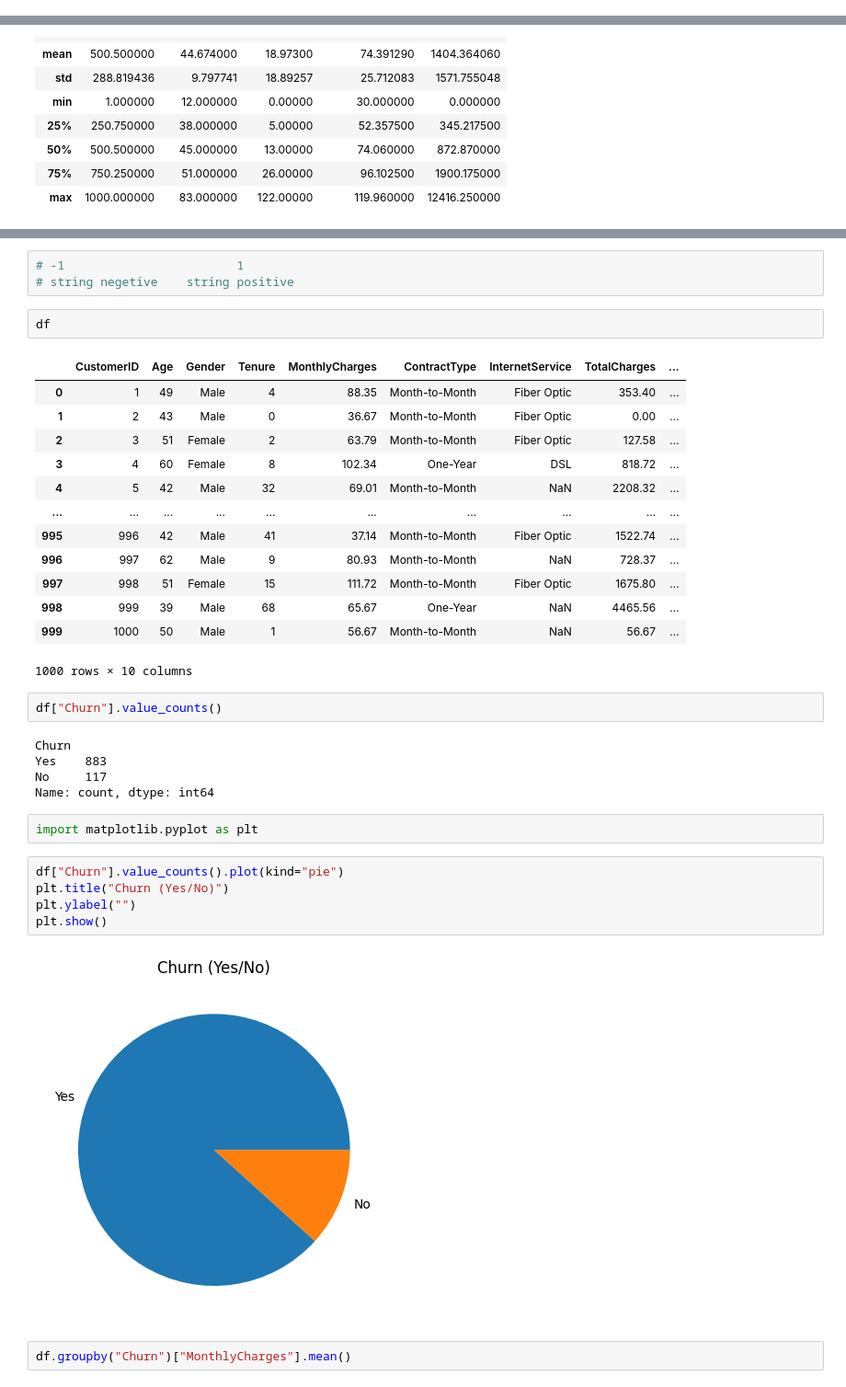
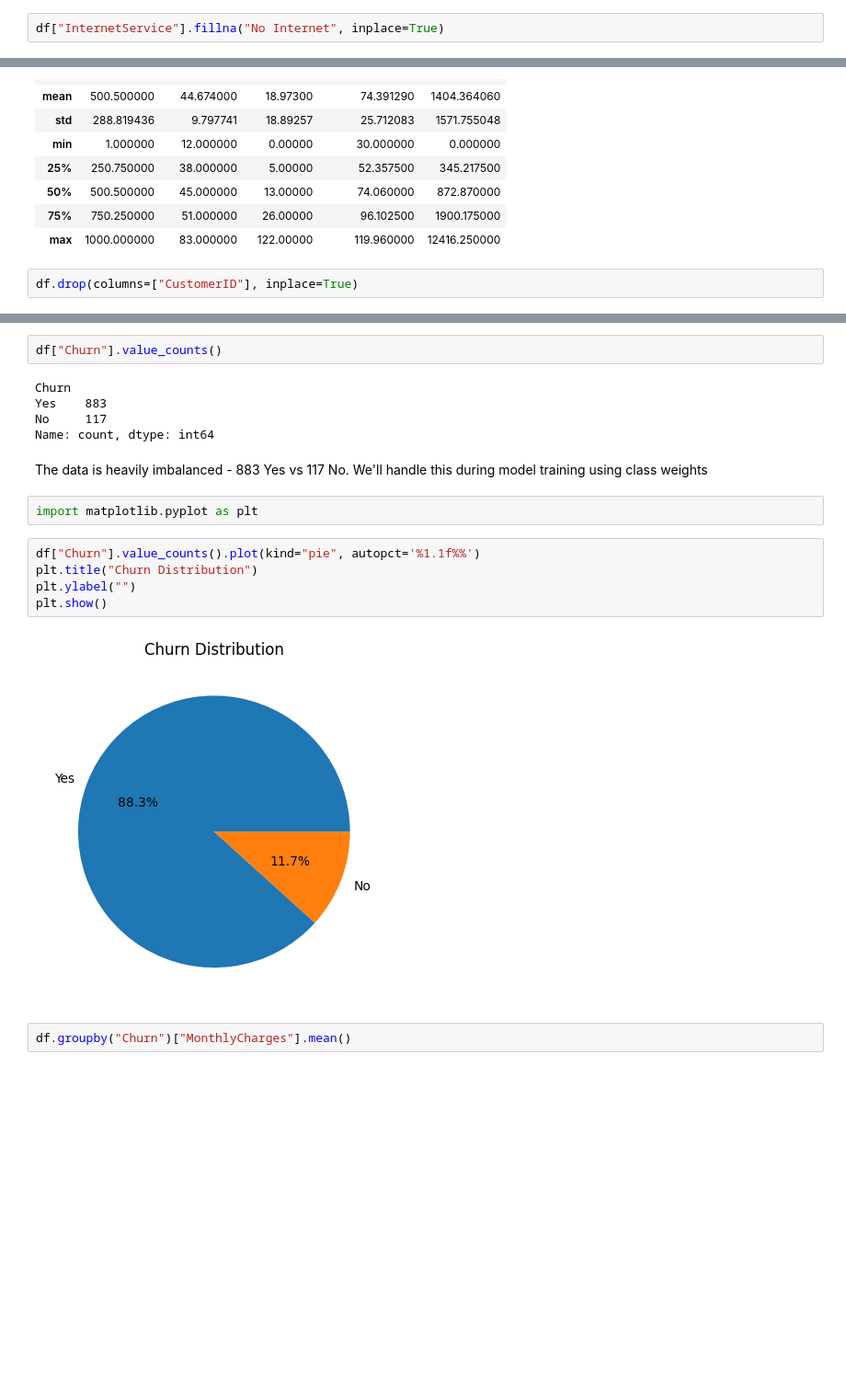
Before and after one commit to rachiittt/player-churn-AI, a Jupyter notebook: notebook.ipynb, the cells around one changed output, grey strips where cells are left out. Shown at 92% size. Cells and saved outputs as stored; diff of their text form; blank space fills up the shorter version.

Commit message:
cleaned data and improved model accuracy

```diff
--- a/notebook.ipynb
+++ b/notebook.ipynb
@@ -54,0 +65,2 @@ Name: InternetService, Length: 1000, dtype: object
+# %%
+df["InternetService"].fillna("No Internet", inplace=True)
@@ -64,3 +101,5 @@ df.describe()
 | 50% | 500.500000 | 45.000000 | 13.00000 | 74.060000 | 872.870000 |
 | 75% | 750.250000 | 51.000000 | 26.00000 | 96.102500 | 1900.175000 |
 | max | 1000.000000 | 83.000000 | 122.00000 | 119.960000 | 12416.250000 |
+# %%
+df.drop(columns=["CustomerID"], inplace=True)
@@ -78,22 +117,3 @@ numeric_column_data.corr()
-# %%
-# -1                        1
-# string negetive    string positive
-# %%
-df
-# %% [output]
-|  | CustomerID | Age | Gender | Tenure | MonthlyCharges | ContractType | InternetService | TotalCharges | ... |
-| 0 | 1 | 49 | Male | 4 | 88.35 | Month-to-Month | Fiber Optic | 353.40 | ... |
-| 1 | 2 | 43 | Male | 0 | 36.67 | Month-to-Month | Fiber Optic | 0.00 | ... |
-| 2 | 3 | 51 | Female | 2 | 63.79 | Month-to-Month | Fiber Optic | 127.58 | ... |
-| 3 | 4 | 60 | Female | 8 | 102.34 | One-Year | DSL | 818.72 | ... |
-| 4 | 5 | 42 | Male | 32 | 69.01 | Month-to-Month | NaN | 2208.32 | ... |
-| ... | ... | ... | ... | ... | ... | ... | ... | ... | ... |
-| 995 | 996 | 42 | Male | 41 | 37.14 | Month-to-Month | Fiber Optic | 1522.74 | ... |
-| 996 | 997 | 62 | Male | 9 | 80.93 | Month-to-Month | NaN | 728.37 | ... |
-| 997 | 998 | 51 | Female | 15 | 111.72 | Month-to-Month | Fiber Optic | 1675.80 | ... |
-| 998 | 999 | 39 | Male | 68 | 65.67 | One-Year | NaN | 4465.56 | ... |
-| 999 | 1000 | 50 | Male | 1 | 56.67 | Month-to-Month | NaN | 56.67 | ... |
-1000 rows × 10 columns
 # %%
 df["Churn"].value_counts()
 # %% [output]
@@ -101,15 +121,17 @@ Churn
 Yes    883
 No     117
 Name: count, dtype: int64
+# %% [markdown]
+The data is heavily imbalanced - 883 Yes vs 117 No. We'll handle this during model training using class weights
 # %%
 import matplotlib.pyplot as plt
 # %%
-df["Churn"].value_counts().plot(kind="pie")
-plt.title("Churn (Yes/No)")
+df["Churn"].value_counts().plot(kind="pie", autopct='%1.1f%%')
+plt.title("Churn Distribution")
 plt.ylabel("")
 plt.show()
 # %% [output]
-[figure, old version]
+[figure, new version]
 # %%
 df.groupby("Churn")["MonthlyCharges"].mean()
 # %% [output]
```
Also changed, not shown: parts of 45 cells of this notebook.
